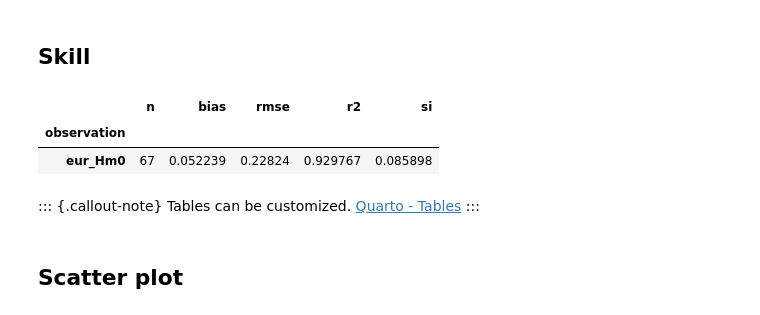
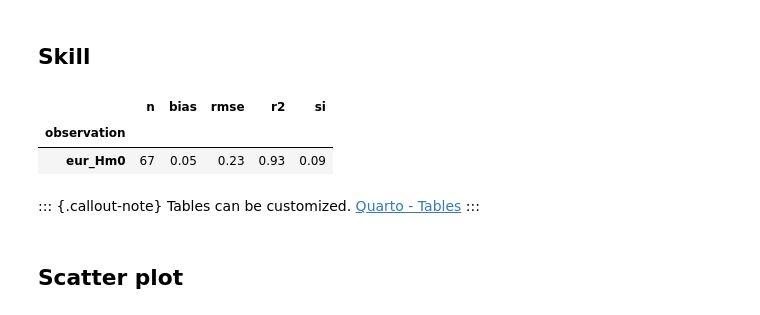
Before and after one commit to DHI/datatalks, a Jupyter notebook: talk_14_presentations_in_quarto/presentation_quarto.ipynb, the cells around one changed output. Cells and saved outputs as stored; diff of their text form; code cells hidden in the pictures.

```diff
--- a/talk_14_presentations_in_quarto/presentation_quarto.ipynb
+++ b/talk_14_presentations_in_quarto/presentation_quarto.ipynb
@@ -80,11 +170,11 @@ c.plot_timeseries(backend="plotly");
 # %% [markdown]
 ## Skill
 # %%
-c.skill(metrics=["bias", "rmse","r2", "si"])
+c.skill(metrics=["bias", "rmse","r2", "si"]).style(precision=2)
 # %% [output]
 |  | n | bias | rmse | r2 | si |
 | observation |  |  |  |  |  |
-| eur_Hm0 | 67 | 0.052239 | 0.22824 | 0.929767 | 0.085898 |
+| eur_Hm0 | 67 | 0.05 | 0.23 | 0.93 | 0.09 |
 # %% [markdown]
 ::: {.callout-note}
 Tables can be customized. [Quarto - Tables](https://quarto.org/docs/authoring/tables.html)
```
Also changed, not shown: parts of 11 cells of this notebook.
